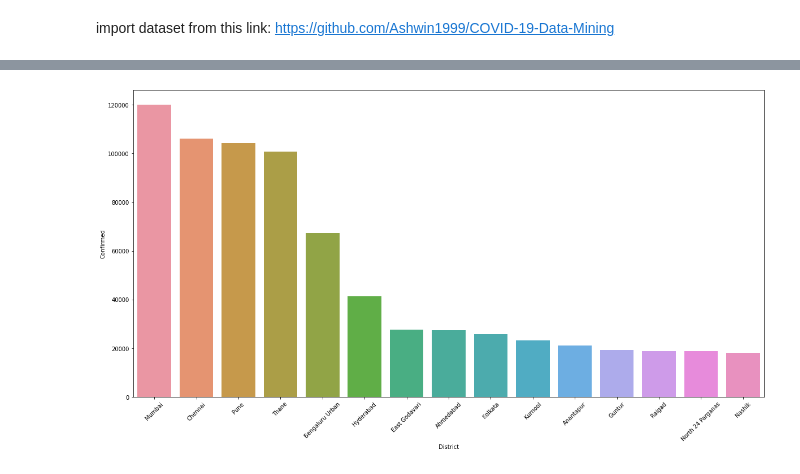
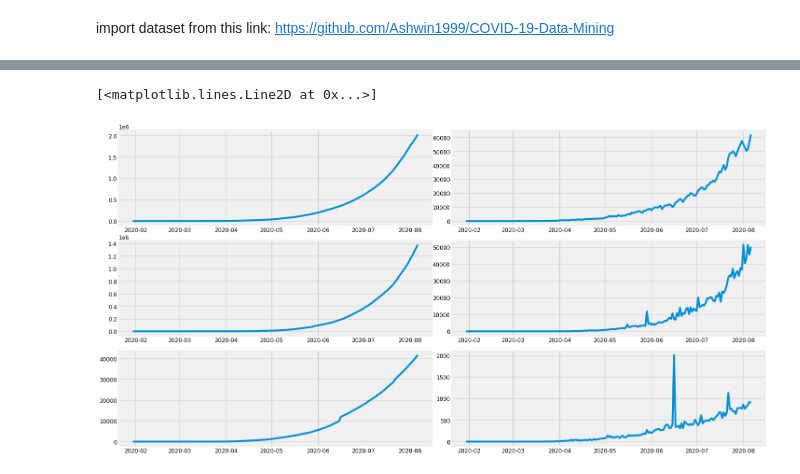
Before and after one commit to acchu99/covid-19-data-mining, a Jupyter notebook: COVID_19_Data_Mining.ipynb, the cells around one changed output, grey strips where cells are left out. Saved outputs shown, nothing was run; the diff lists cells and outputs as text; code cells hidden in the pictures.

```diff
--- a/COVID_19_Data_Mining.ipynb
+++ b/COVID_19_Data_Mining.ipynb
@@ -30,0 +41,7 @@ complete.head()
+# %%
+indiadaily=pd.read_csv('https://raw.githubusercontent.com/Ashwin1999/COVID-19-Data-Mining/Arnab/COVID-DataTimeSeries(India)/nation_level_daily.csv')
+indiadaily['Date'] = indiadaily['Date'].str.slice(0,6) +' 2020'
+indiadaily['Date']= indiadaily['Date'].astype(str).apply(lambda x: datetime.datetime.strptime(x,'%d %b %Y'))
+indiadaily['Date']= pd.to_datetime(indiadaily['Date'])
+print(indiadaily.dtypes)
+indiadaily.tail()
@@ -155,9 +112,15 @@ plt.show()
-# %%
-plt.figure(figsize=(20,10))
-districtforbar=districtlevel.groupby('District').sum().sort_values('Confirmed',ascending=False)
-districtforbar.reset_index(inplace=True)
-sns.barplot(x='District',y='Confirmed',data=districtforbar.iloc[0:15,:])
-plt.xticks(rotation=45)
-plt.show()
-# %% [output]
-[figure, removed]
+# %%
+fig,ax=plt.subplots(3,2,figsize=(20,10))
+fig.tight_layout()
+ax[0,0].plot(indiadaily['Date'],indiadaily['Total Confirmed'])
+ax[0,1].plot(indiadaily['Date'],indiadaily['Daily Confirmed'])
+ax[1,0].plot(indiadaily['Date'],indiadaily['Total Recovered'])
+ax[1,1].plot(indiadaily['Date'],indiadaily['Daily Recovered'])
+ax[2,0].plot(indiadaily['Date'],indiadaily['Total Deceased'])
+ax[2,1].plot(indiadaily['Date'],indiadaily['Daily Deceased'])
+
+# plt.plot(indiadaily['Date'],indiadaily['Total Recovered'])
+# plt.plot(indiadaily['Date'],indiadaily['Total Deceased'])
+# %% [output]
+[<matplotlib.lines.Line2D at 0x...>]
+[figure, added]
```
Also changed, not shown: parts of 25 cells of this notebook.
